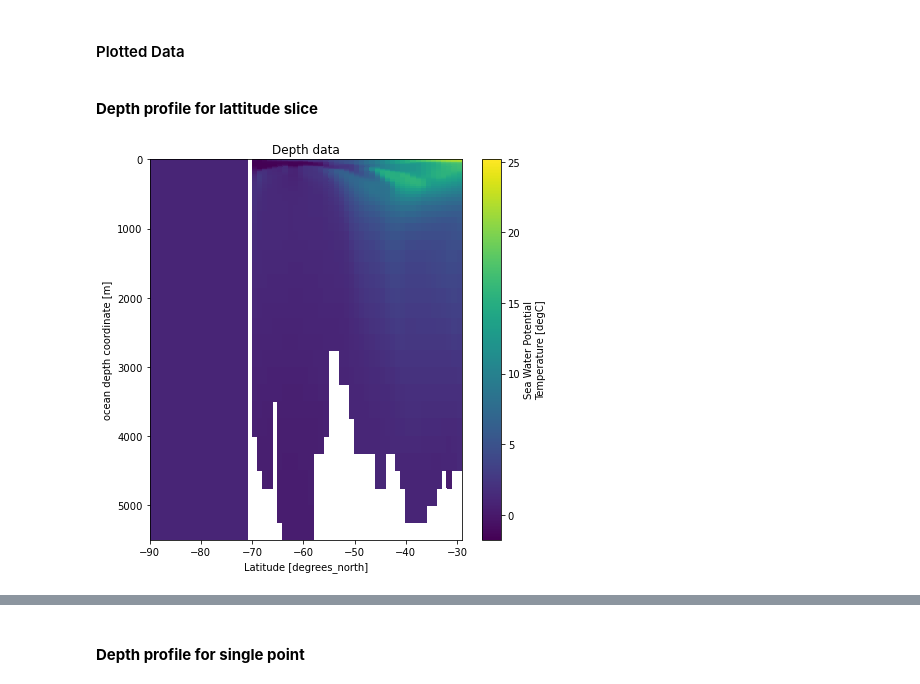
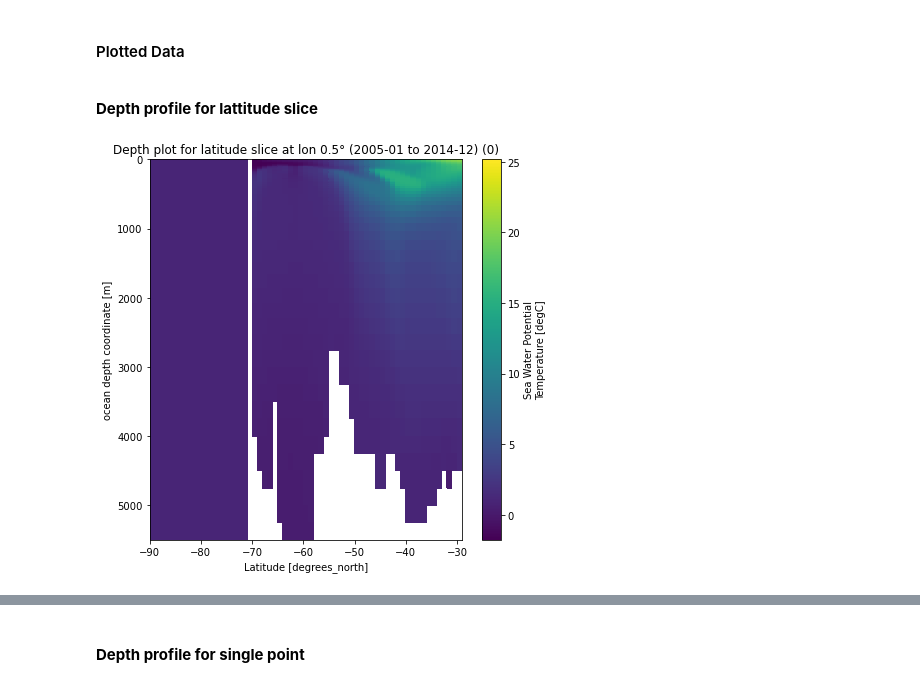
Before and after one commit to el1247/BAS_AI4ER_SAM, a Jupyter notebook: notebooks/exploratory/1.0_el_TempProfile.ipynb, the cells around one changed output, grey strips where cells are left out. Saved outputs shown, nothing was run; the diff lists cells and outputs as text; code cells hidden in the pictures.

```diff
--- a/notebooks/exploratory/1.0_el_TempProfile.ipynb
+++ b/notebooks/exploratory/1.0_el_TempProfile.ipynb
@@ -302,13 +288,20 @@ def mapPlot(dataSet, title, plotNo):
     p.axes.coastlines()
     plt.title(str(title))
 
-def tempProfilePlot(dataSet, title, plotNo):
-    '''Displays temperature profile plot for a given data set'''
+def tempSlicePlot(dataSet, title, plotNo):
+    '''Displays temperature profile plot for a given data set, latitude slice'''
     plt.figure(plotNo, figsize=(7,7))
     dataSet.plot(x = 'lat', y = 'lev', vmin=minTemp, vmax=maxTemp)
     plt.title(str(title))
     plt.gca().invert_yaxis()
 
+def tempPointPlot(dataSet, title, plotNo):
+    '''Displays temperature profile plot for a given data set, singular point'''
+    plt.figure(plotNo)
+    dataSet.plot(y = 'lev')
+    plt.title(str(title))
+    plt.gca().invert_yaxis()
+
 print("Plotting functions defined")
 # %% [output]
 Plotting functions defined
@@ -327,7 +320,8 @@ mapPlot(oceanMask, "Reloaded Southern Ocean Mask", 1)
 <br>
 <b>Depth profile for lattitude slice</b>
 # %%
-depthData = dataFiltLat.sel(time="2005-01", RunID=0, lon=0.5).copy()
-tempProfilePlot(depthData, "Depth data for latitude slice 0.5°", 1)
+sliceDepthData = dataFiltLat.sel(time=slice("2005-01", "2014-12"), RunID=0, lon=0.5).copy()
+sliceDepthData = sliceDepthData.mean('time', keep_attrs=True)
+tempSlicePlot(sliceDepthData, "Depth plot for latitude slice at lon 0.5° (2005-01 to 2014-12) (0)", 1)
 # %% [output]
-[figure, old version]
+[figure, new version]
```
Also changed, not shown: parts of 10 cells of this notebook, 2 other files.
